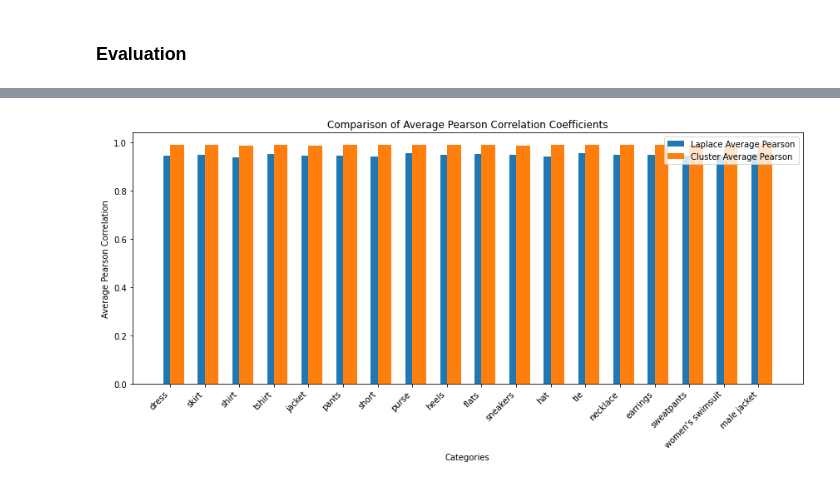
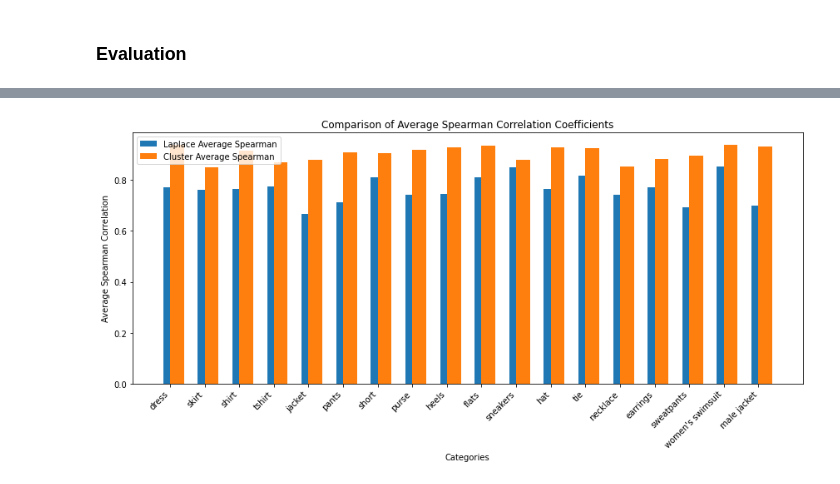
Before and after one commit to josephjkuang/FashionSys, a Jupyter notebook: outfit_generation/evaluation.ipynb, the cells around one changed output, grey strips where cells are left out. Saved outputs shown, nothing was run; the diff lists cells and outputs as text; code cells hidden in the pictures.

```diff
--- a/outfit_generation/evaluation.ipynb
+++ b/outfit_generation/evaluation.ipynb
@@ -366,15 +377,15 @@ array([], dtype=float64)
 # %%
 names = list(categories.values())
 
 plt.figure(figsize=(12, 6))
-plt.bar(names, laplace_avg_pearsons, width=0.4, label='Laplace Average Pearson')
-plt.bar(names, cluster_avg_pearsons, width=0.4, label='Cluster Average Pearson', align='edge')
+plt.bar(names, laplace_avg_spears, width=0.4, label='Laplace Average Spearman')
+plt.bar(names, cluster_avg_spears, width=0.4, label='Cluster Average Spearman', align='edge')
 plt.xlabel('Categories')
-plt.ylabel('Average Pearson Correlation')
-plt.title('Comparison of Average Pearson Correlation Coefficients')
+plt.ylabel('Average Spearman Correlation')
+plt.title('Comparison of Average Spearman Correlation Coefficients')
 plt.xticks(rotation=45, ha='right')  # Rotate category labels for better readability
 plt.legend()
 plt.tight_layout()
 plt.show()
 # %% [output]
-[figure, old version]
+[figure, new version]
```
Also changed, not shown: parts of 3 cells of this notebook, 1 other file.
